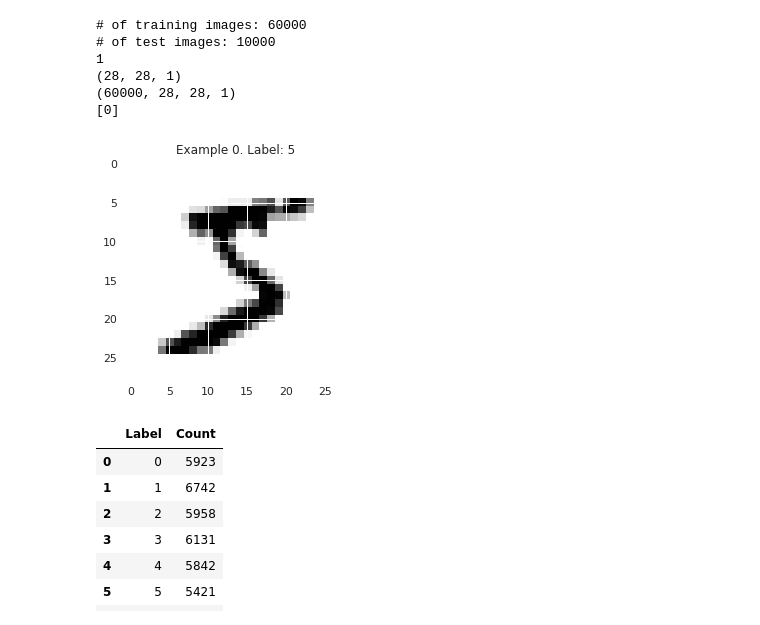
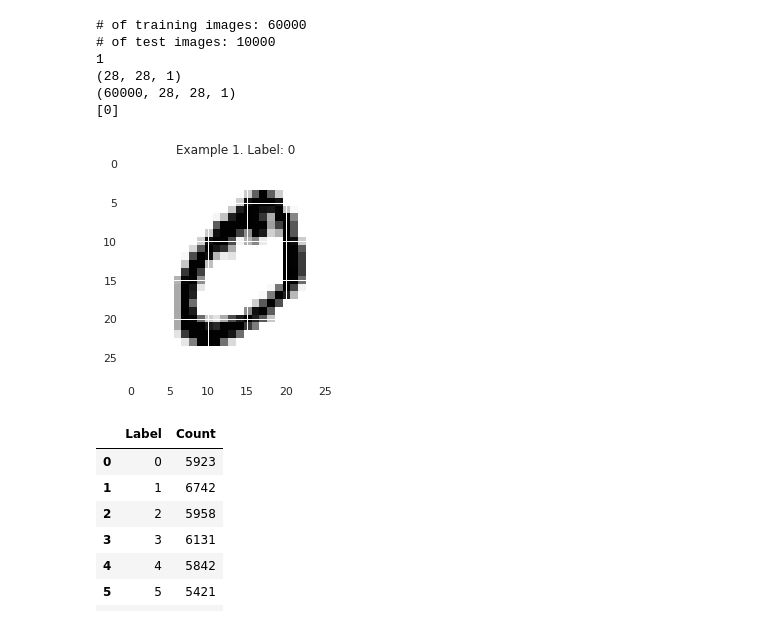
Before and after one commit to Bhagya-laxmi/Noc-based-CNN, a Jupyter notebook: LeNet_arch/LeNet_CNN.ipynb, the cells around one changed output. Cells and saved outputs as stored; diff of their text form; code cells hidden in the pictures.

```diff
--- a/LeNet_arch/LeNet_CNN.ipynb
+++ b/LeNet_arch/LeNet_CNN.ipynb
@@ -106,9 +106,9 @@ def display_image(position):
     plt.title('Example %d. Label: %d' % (position, train['labels'][position]))
     plt.imshow(image, cmap=plt.cm.gray_r)
 # %%
-display_image(0) # 0 to 59,999 examples
+display_image(1) # 0 to 59,999 examples
 # %% [output]
-[figure, old version]
+[figure, new version]
 # %%
 #count of training data
 train_labels_count = np.unique(train['labels'], return_counts=True)
```
Also changed, not shown: parts of 8 cells of this notebook, 3 other files.
